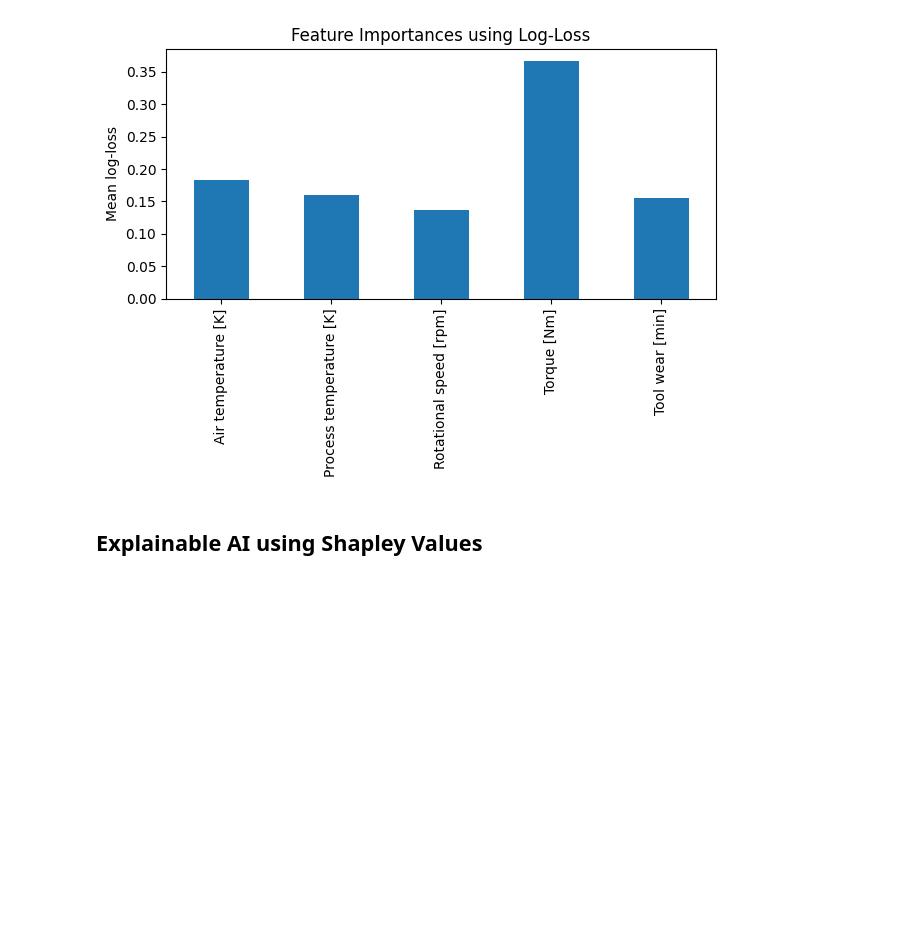
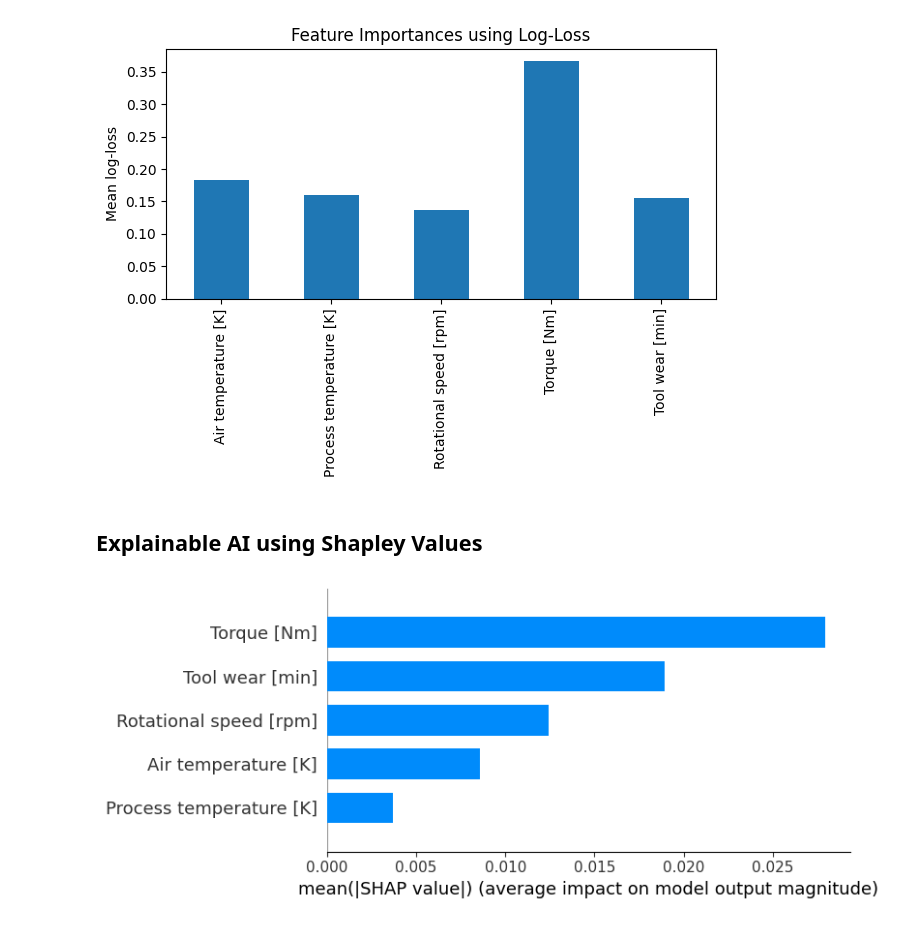
Before and after one commit to Sebastian1981/CBM_DataSimulator, a Jupyter notebook: notebooks/eda.ipynb, the cells around one changed output. Saved outputs shown, nothing was run; the diff lists cells and outputs as text; code cells hidden in the pictures; blank space fills up the shorter version.

```diff
--- a/notebooks/eda.ipynb
+++ b/notebooks/eda.ipynb
@@ -197,4 +196,16 @@ import shap
 # %%
-explainer = shap.TreeExplainer(clf)
+explainer = shap.TreeExplainer(
+    model=clf,
+    data = X_test,
+    feature_perturbation = "interventional",
+    model_output='probability')
 # %%
-shap_values = explainer.shap_values(X_train)
+shap_values = explainer.shap_values(X_test, check_additivity=True)
+# %%
+shap.summary_plot(
+    shap_values=shap_values,
+    features=X_test,
+    plot_type='bar'
+    )
+# %% [output]
+[figure, added]
```
Also changed, not shown: parts of 9 cells of this notebook.
